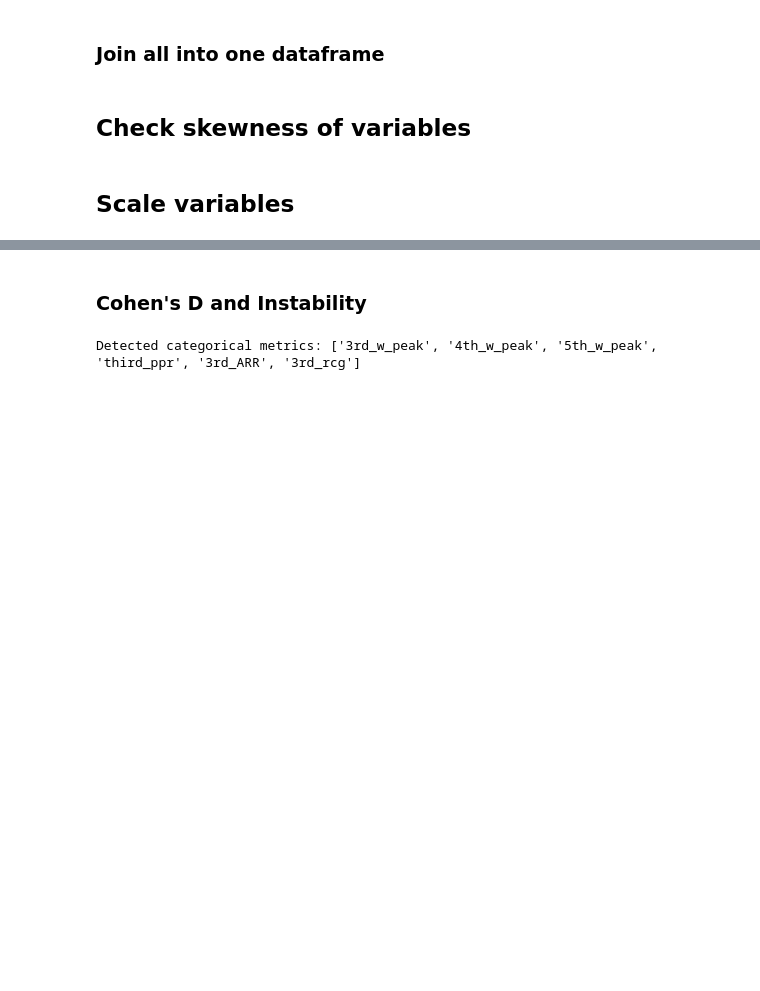
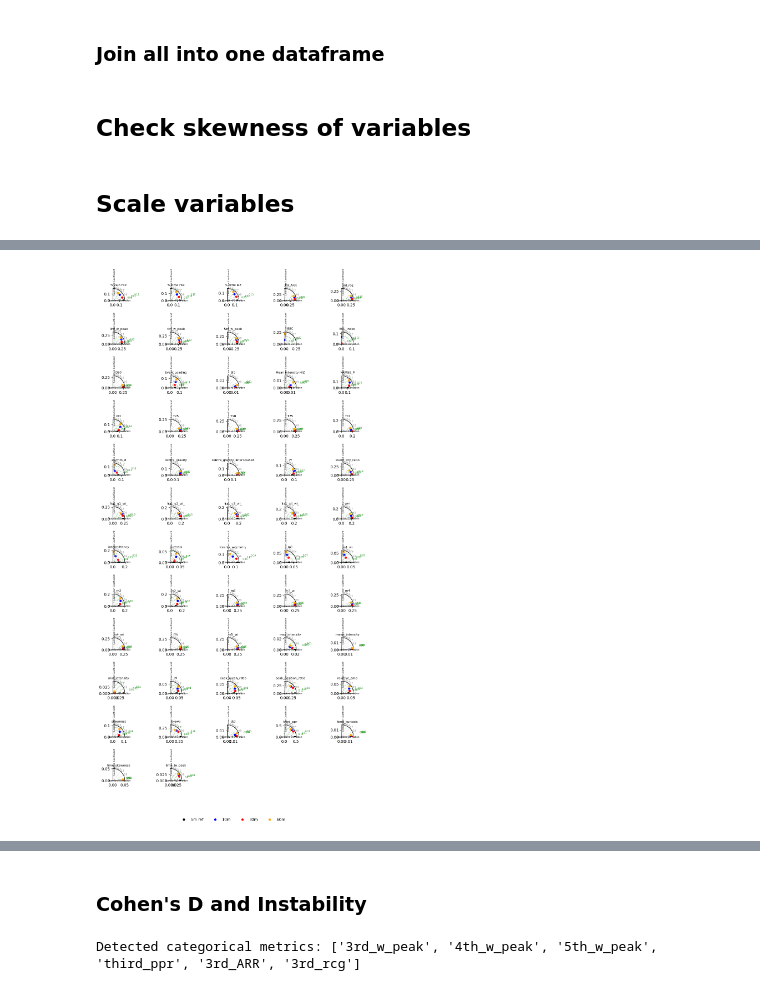
Before and after one commit to masher92/MetricEvaluation, a Jupyter notebook: CompareResolutions/CompareDiffResolutions.ipynb, the cells around one changed output, grey strips where cells are left out. Saved outputs shown, nothing was run; the diff lists cells and outputs as text; code cells hidden in the pictures; blank space fills up the shorter version.

```diff
--- a/CompareResolutions/CompareDiffResolutions.ipynb
+++ b/CompareResolutions/CompareDiffResolutions.ipynb
@@ -282,0 +401,12 @@ transformed_scaled = pd.DataFrame(transformed_scaled, columns=metrics_to_scale)
+# %%
+metrics_to_scale = all_events_all_res.columns
+minmax_scaler = MinMaxScaler()
+transformed_minmax_scaled = minmax_scaler.fit_transform(all_events_all_res[metrics_to_scale])
+# # Convert scaled values back to DataFrame and concatenate with original non-numeric columns
+transformed_minmax_scaled = pd.DataFrame(transformed_minmax_scaled, columns=metrics_to_scale)
+# %%
+metrics_to_scale = all_events_all_res.columns
+standard_scaler = StandardScaler()
+transformed_standard_scaled = standard_scaler.fit_transform(all_events_all_res[metrics_to_scale])
+# # Convert scaled values back to DataFrame and concatenate with original non-numeric columns
+transformed_standard_scaled = pd.DataFrame(transformed_standard_scaled, columns=metrics_to_scale)
@@ -282,0 +841,48 @@ transformed_scaled = pd.DataFrame(transformed_scaled, columns=metrics_to_scale)
+# %%
+metrics = set()
+for col in transformed_minmax_scaled.columns:
+    metric, res = split_metric_resolution(col)
+    if res is not None:
+        metrics.add(metric)
+metrics = sorted(metrics)  # Sort for consistent ordering
+
+max_std_overall = 0
+for metric in metrics:
+    ref = transformed_minmax_scaled[f"{metric}_5m"].dropna().values
+    for res in ['10m', '30m', '60m']:
+        mod_col = f"{metric}_{res}"
+        if mod_col in transformed_minmax_scaled.columns:
+            mod = transformed_minmax_scaled[mod_col].dropna().values
+            mask = ~np.isnan(ref) & ~np.isnan(mod)
+            std_mod = np.std(mod[mask], ddof=1)
+            std_ref = np.std(ref[mask], ddof=1)
+            max_std_overall = max(max_std_overall, std_ref, std_mod)
+
+fig, axes = plt.subplots(12, 5, figsize=(10,20))
+axes = axes.flatten()
+
+for i, metric in enumerate(metrics):
+    ref = transformed_minmax_scaled[f'{metric}_5m'].values
+    mods = [
+        transformed_minmax_scaled[f'{metric}_30m'].values,
+        transformed_minmax_scaled[f'{metric}_10m'].values,
+        transformed_minmax_scaled[f'{metric}_60m'].values,
+    ]
+    mod_labels = [ '10m', '30m', '60m']
+    mod_colors = [ 'blue', 'red','orange']
+
+    plot_custom_taylor_samescale(axes[i], ref, mods, metric,
+                       mod_labels=mod_labels, mod_colors=mod_colors,
+                       ref_label='5m ref', ref_color='black', point_size = 5)
+
+handles, labels = axes[0].get_legend_handles_labels()
+
+for j in range(len(metrics), len(axes)):
+    axes[j].axis('off')
+
+fig.legend(handles, labels, loc='lower center', ncol=4, fontsize=10, frameon=False)
+
+plt.tight_layout(rect=[0, 0.05, 1, 1])  # Leave space at bottom for legend
+plt.show()
+# %% [output]
+[figure, added]
```
Also changed, not shown: parts of 23 cells of this notebook.
